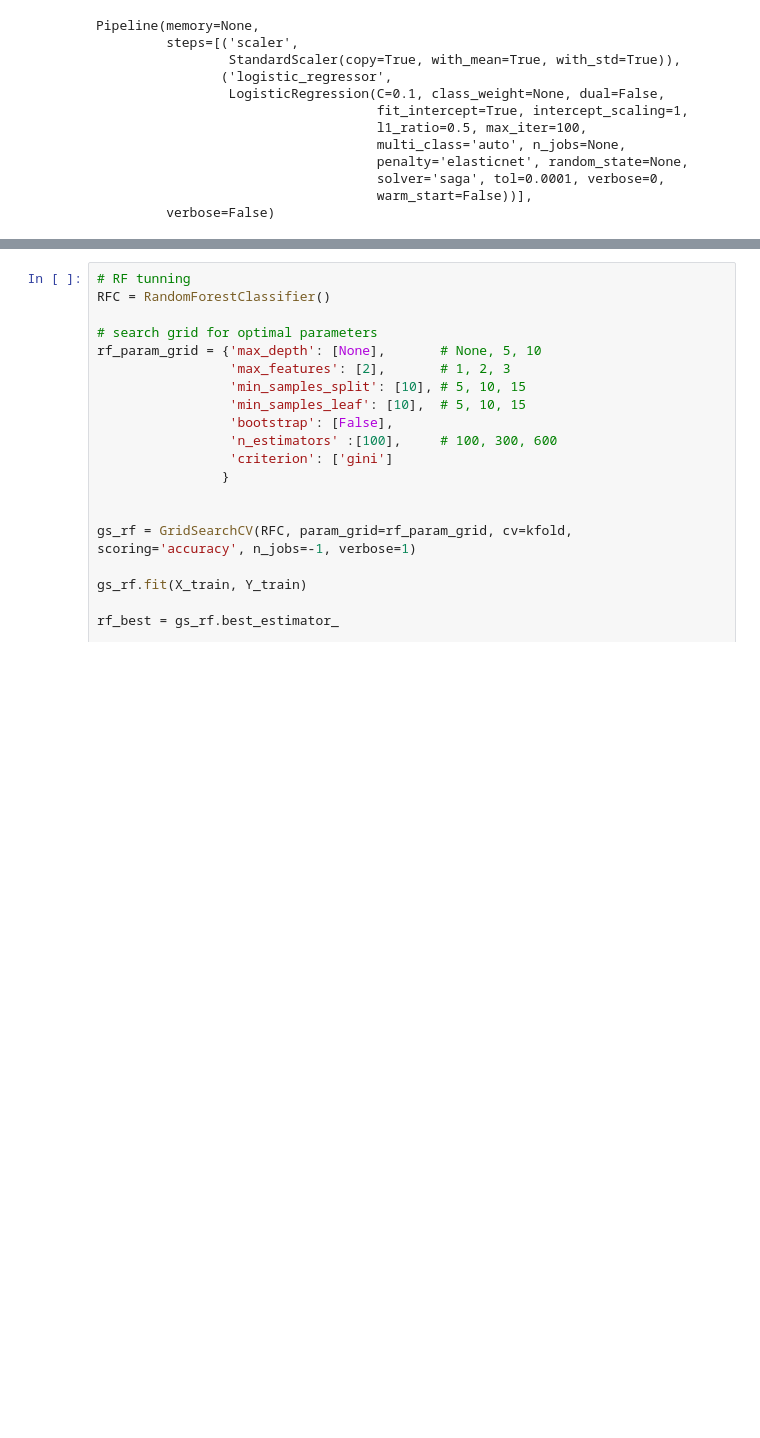
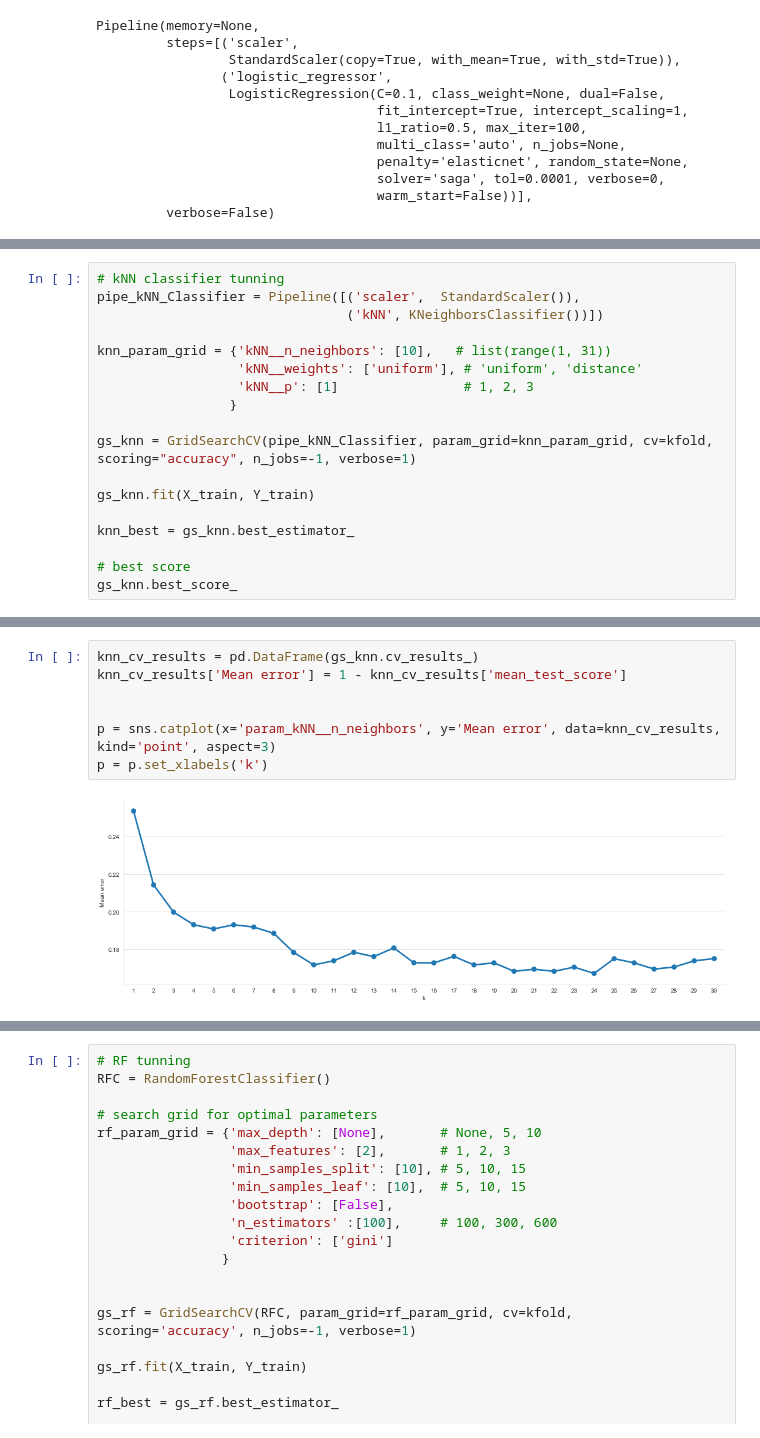
Before and after one commit to mmaku/Kaggle_titanic, a Jupyter notebook: 11 Titanic.ipynb, the cells around one changed output, grey strips where cells are left out. Cells and saved outputs as stored; diff of their text form; blank space fills up the shorter version.

```diff
--- a/11 Titanic.ipynb
+++ b/11 Titanic.ipynb
@@ -640,0 +685,18 @@ Pipeline(memory=None,
+# %%
+# kNN classifier tunning
+pipe_kNN_Classifier = Pipeline([('scaler',  StandardScaler()),
+                                ('kNN', KNeighborsClassifier())])
+
+knn_param_grid = {'kNN__n_neighbors': [10],   # list(range(1, 31))
+                  'kNN__weights': ['uniform'], # 'uniform', 'distance'
+                  'kNN__p': [1]                # 1, 2, 3
+                 }
+
+gs_knn = GridSearchCV(pipe_kNN_Classifier, param_grid=knn_param_grid, cv=kfold, scoring="accuracy", n_jobs=-1, verbose=1)
+
+gs_knn.fit(X_train, Y_train)
+
+knn_best = gs_knn.best_estimator_
+
+# best score
+gs_knn.best_score_
@@ -640,0 +708,9 @@ Pipeline(memory=None,
+# %%
+knn_cv_results = pd.DataFrame(gs_knn.cv_results_)
+knn_cv_results['Mean error'] = 1 - knn_cv_results['mean_test_score']
+
+
+p = sns.catplot(x='param_kNN__n_neighbors', y='Mean error', data=knn_cv_results, kind='point', aspect=3)
+p = p.set_xlabels('k')
+# %% [output]
+[figure, added]
```
Also changed, not shown: parts of 13 cells of this notebook.
